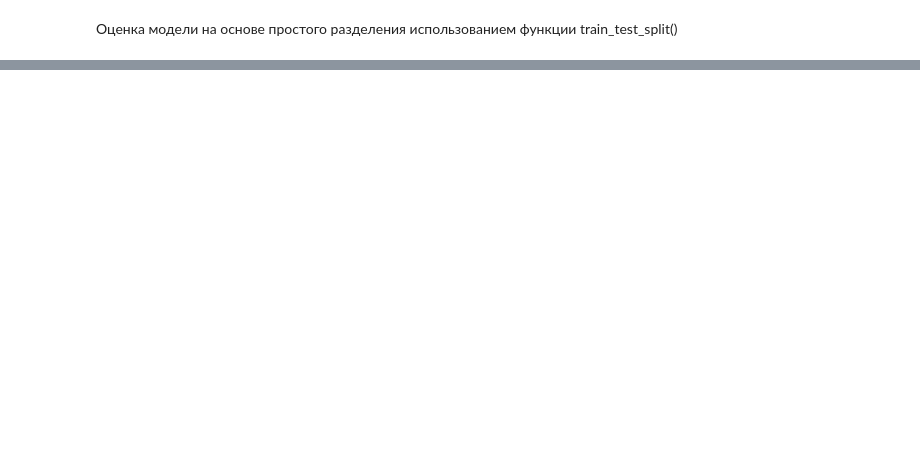
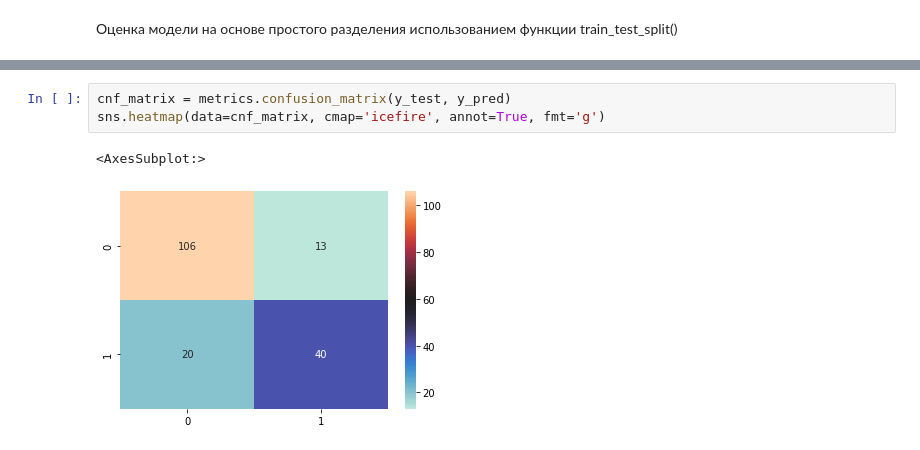
Before and after one commit to DaniilRyb/OIRS, a Jupyter notebook: DZ2.ipynb, the cells around one changed output, grey strips where cells are left out. Cells and saved outputs as stored; diff of their text form; blank space fills up the shorter version.

```diff
--- a/DZ2.ipynb
+++ b/DZ2.ipynb
@@ -400,0 +421,6 @@ Using a threshold of 0.070 guarantees a sensitivity of 0.962 and a specificity o
+# %%
+cnf_matrix = metrics.confusion_matrix(y_test, y_pred)
+sns.heatmap(data=cnf_matrix, cmap='icefire', annot=True, fmt='g')
+# %% [output]
+<AxesSubplot:>
+[figure, added]
```
Also changed, not shown: parts of 4 cells of this notebook.
